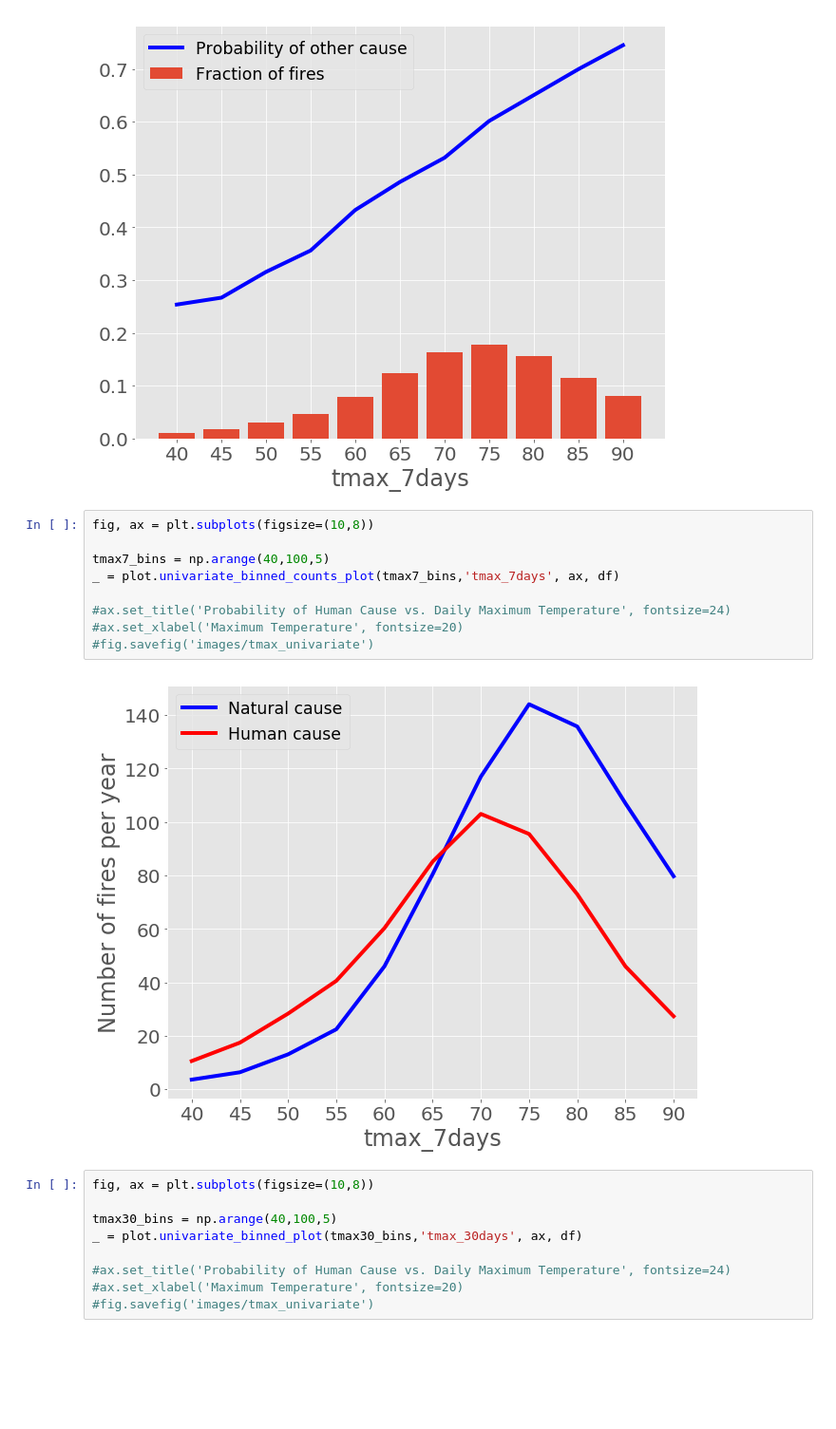
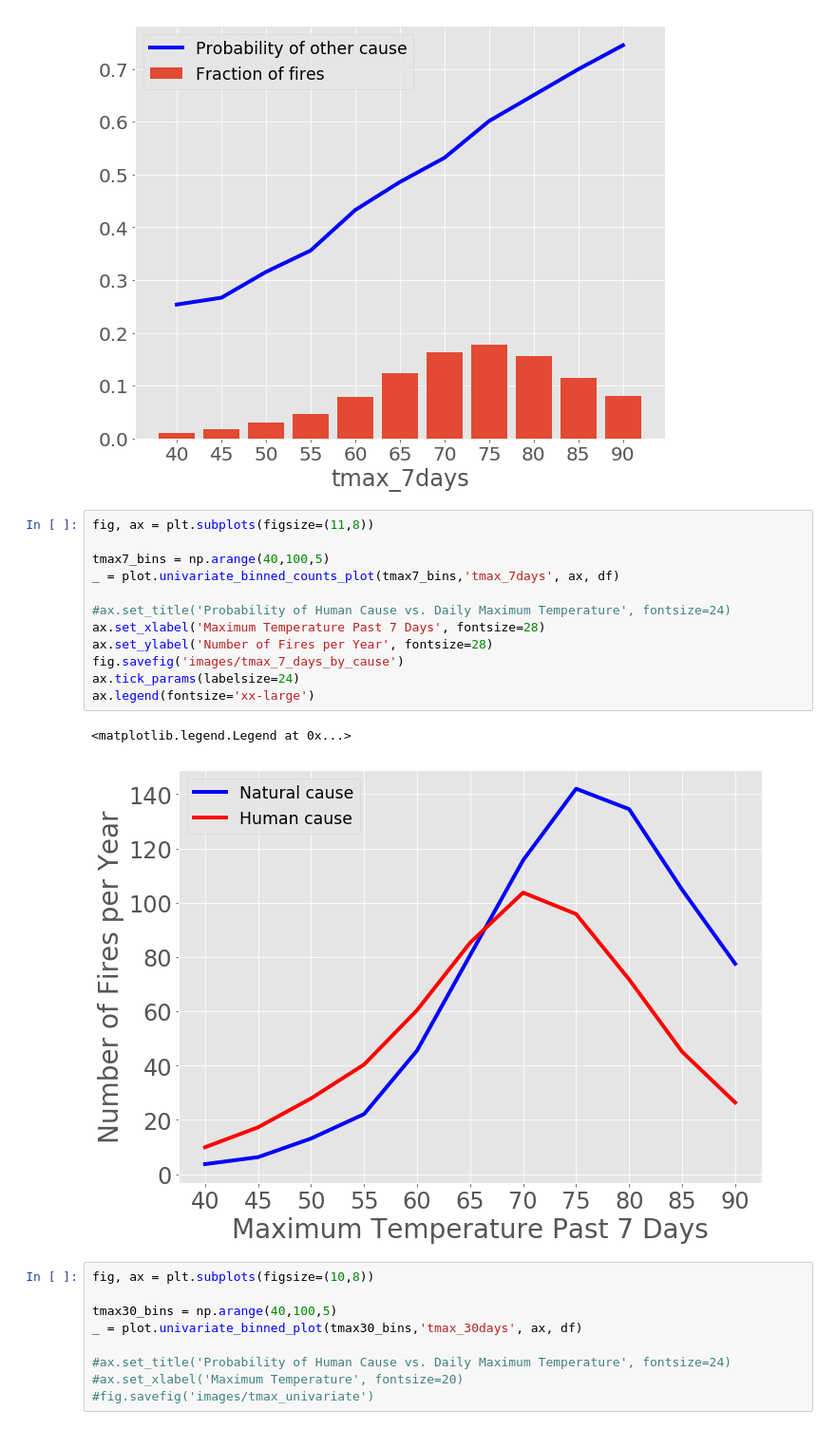
Before and after one commit to magstewart/wildfire-project, a Jupyter notebook: Wildfires_EDA.ipynb, the cells around one changed output. Shown at 95% size. Drawn from its saved outputs; the diff is of its cells as text; blank space fills up the shorter version.

```diff
--- a/Wildfires_EDA.ipynb
+++ b/Wildfires_EDA.ipynb
@@ -271,16 +271,20 @@ _ = plot.univariate_binned_plot(tmax7_bins,'tmax_7days', ax, df, 'other')
 # %% [output]
 [figure]
 # %%
-fig, ax = plt.subplots(figsize=(10,8))
+fig, ax = plt.subplots(figsize=(11,8))
 
 tmax7_bins = np.arange(40,100,5)
 _ = plot.univariate_binned_counts_plot(tmax7_bins,'tmax_7days', ax, df)
 
 #ax.set_title('Probability of Human Cause vs. Daily Maximum Temperature', fontsize=24)
-#ax.set_xlabel('Maximum Temperature', fontsize=20)
-#fig.savefig('images/tmax_univariate')
+ax.set_xlabel('Maximum Temperature Past 7 Days', fontsize=28)
+ax.set_ylabel('Number of Fires per Year', fontsize=28)
+fig.savefig('images/tmax_7_days_by_cause')
+ax.tick_params(labelsize=24)
+ax.legend(fontsize='xx-large')
 # %% [output]
+<matplotlib.legend.Legend at 0x...>
-[figure, old version]
+[figure, new version]
 # %%
 fig, ax = plt.subplots(figsize=(10,8))
 
```
Also changed, not shown: parts of 31 cells of this notebook.
